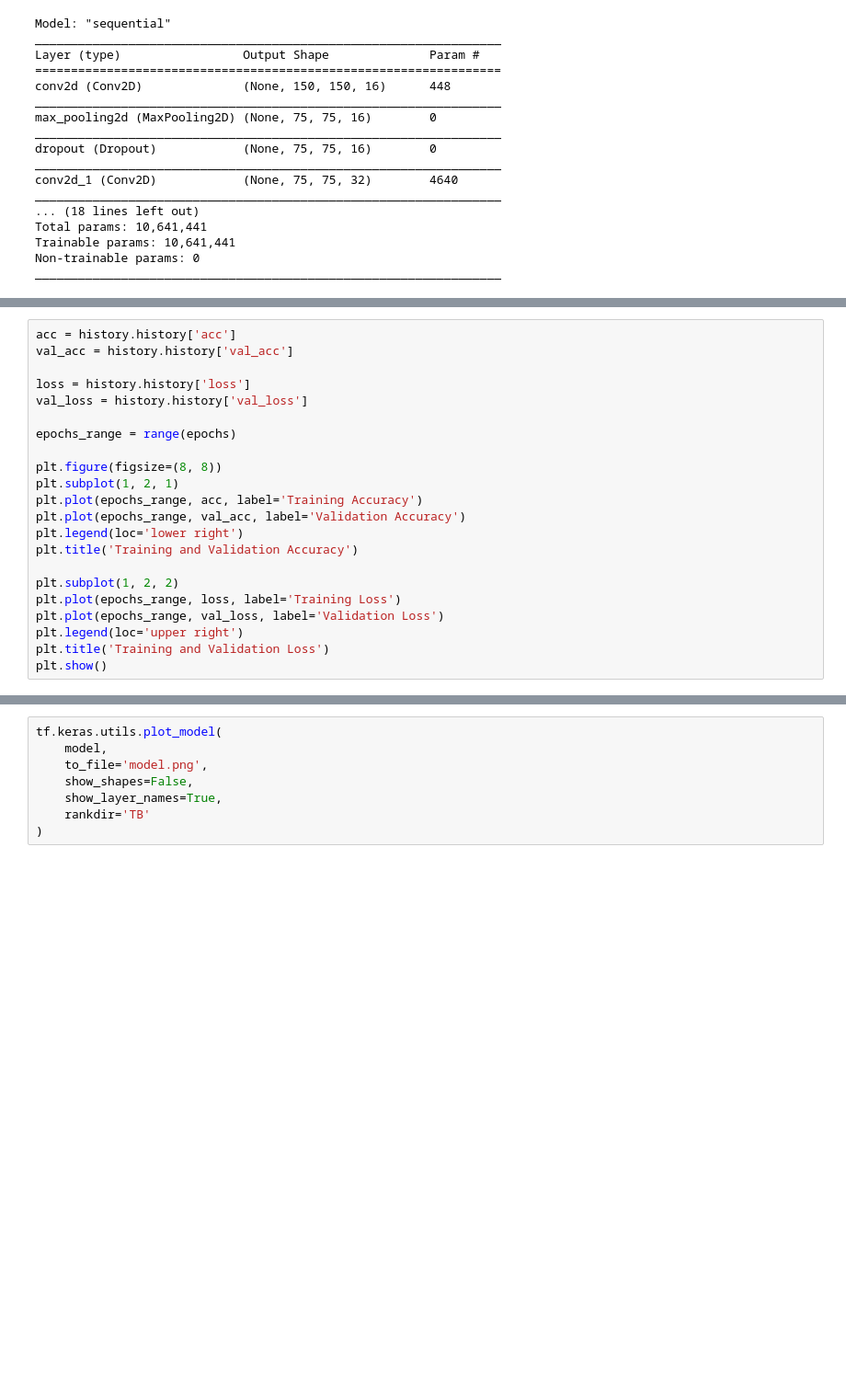
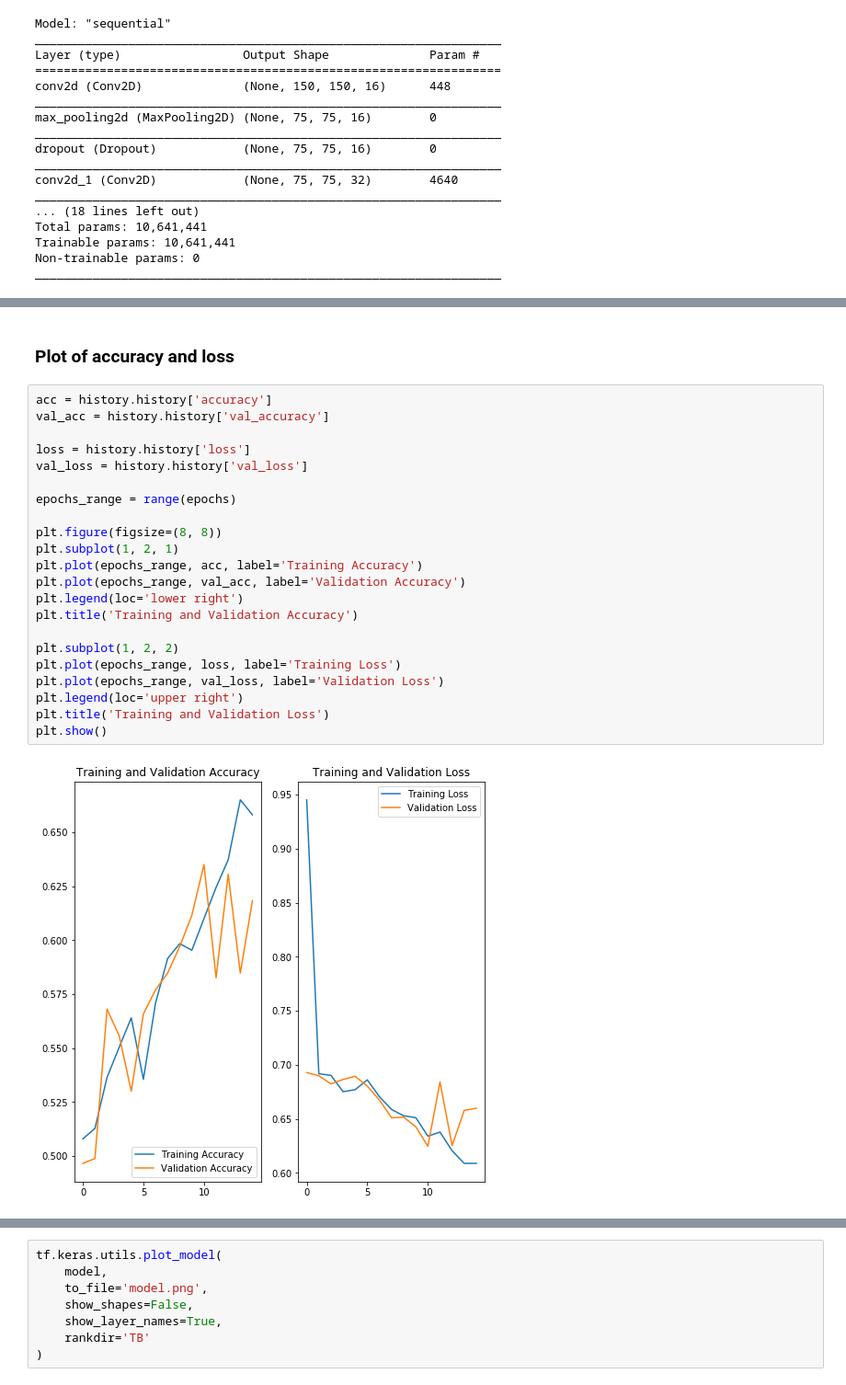
Before and after one commit to azharul/Cats_vs_Dogs, a Jupyter notebook: dog_vs_cat_data_augment.ipynb, the cells around one changed output, grey strips where cells are left out. Shown at 92% size. Saved outputs shown, nothing was run; the diff lists cells and outputs as text; blank space fills up the shorter version.

```diff
--- a/dog_vs_cat_data_augment.ipynb
+++ b/dog_vs_cat_data_augment.ipynb
@@ -177,22 +187,26 @@ Wall time: 20min 51s
+# %% [markdown]
+### Plot of accuracy and loss
 # %%
-acc = history.history['acc']
-val_acc = history.history['val_acc']
+acc = history.history['accuracy']
+val_acc = history.history['val_accuracy']
 
 loss = history.history['loss']
 val_loss = history.history['val_loss']
 
 epochs_range = range(epochs)
 
 plt.figure(figsize=(8, 8))
 plt.subplot(1, 2, 1)
 plt.plot(epochs_range, acc, label='Training Accuracy')
 plt.plot(epochs_range, val_acc, label='Validation Accuracy')
 plt.legend(loc='lower right')
 plt.title('Training and Validation Accuracy')
 
 plt.subplot(1, 2, 2)
 plt.plot(epochs_range, loss, label='Training Loss')
 plt.plot(epochs_range, val_loss, label='Validation Loss')
 plt.legend(loc='upper right')
 plt.title('Training and Validation Loss')
 plt.show()
+# %% [output]
+[figure, added]
```
Also changed, not shown: parts of 9 cells of this notebook.
